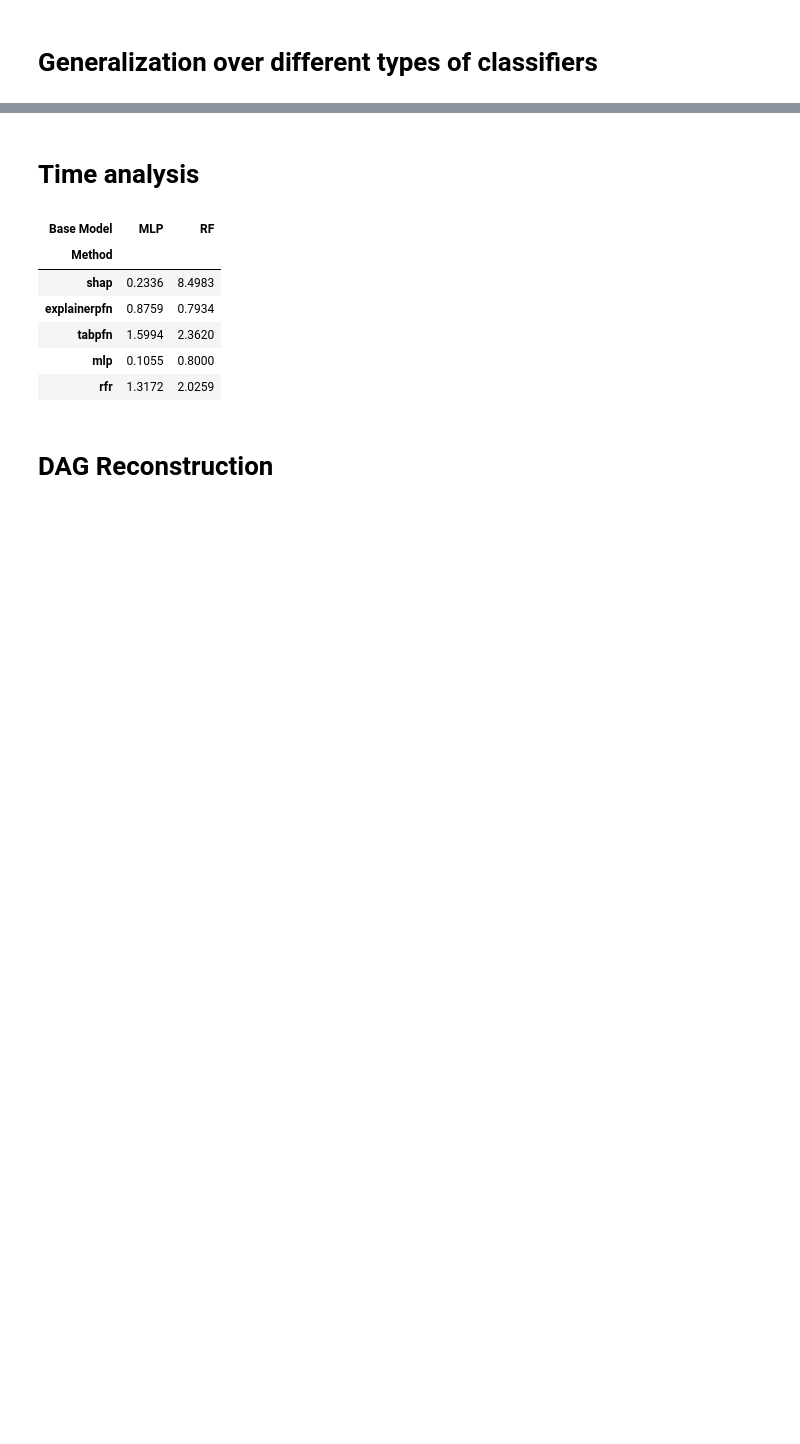
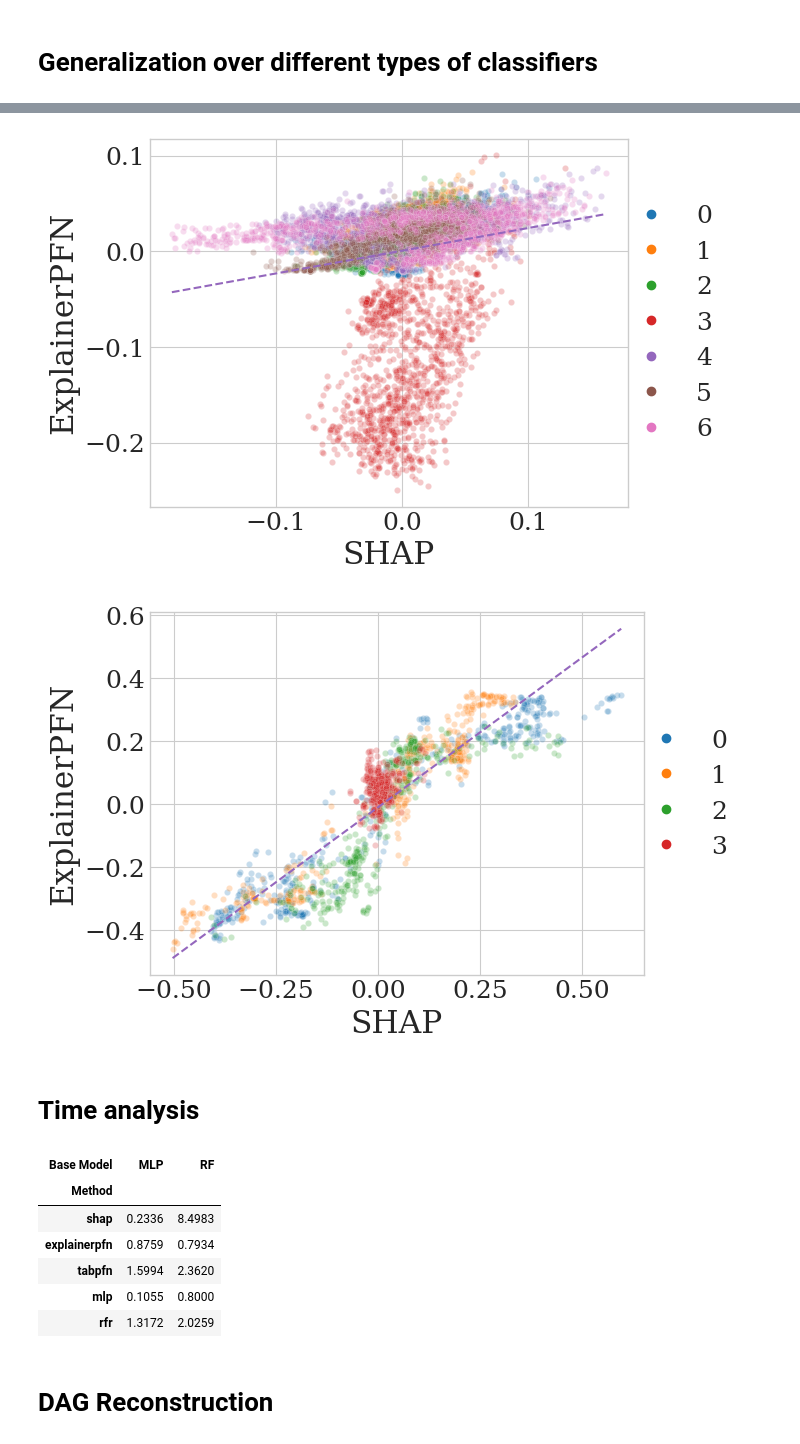
Before and after one commit to joaopfonseca/ExplainerPFN, a Jupyter notebook: notebooks/8-analysis-across-datasets.ipynb, the cells around one changed output, grey strips where cells are left out. Saved outputs shown, nothing was run; the diff lists cells and outputs as text; code cells hidden in the pictures; blank space fills up the shorter version.

```diff
--- a/notebooks/8-analysis-across-datasets.ipynb
+++ b/notebooks/8-analysis-across-datasets.ipynb
@@ -464,6 +464,58 @@ df_jaccard
 |  | 6 | 0.578 | 0.236 | 0.469 | 0.351 | 0.579 | 0.478 | ... |
 |  | 8 | 0.614 | 0.306 | 0.508 | 0.373 | 0.614 | 0.459 | ... |
 |  | 10 | 0.750 | 0.304 | 0.521 | 0.378 | 0.825 | 0.458 | ... |
+# %%
+from sklearn.linear_model import LinearRegression
+from matplotlib.lines import Line2D
+from mlresearch.utils import set_matplotlib_style
+
+set_matplotlib_style(use_latex=False, font_size=18, **{"font.family":"serif"})
+
+# Plot Hepatitis dataset explanations comparison
+with open("results_across_datasets_random_forest.pkl", "rb") as f:
+    results = pickle.load(f)
+
+for dataset_name in ["ABALONE", "BANKNOTE AUTHENTICATION"]:
+    shap_values = results[dataset_name]["shap"]
+    exp_corr = results[dataset_name]["explainerpfn_statistical+additive"]
+
+    fig, ax = plt.subplots(figsize=(7.5, 5))
+
+    reg = LinearRegression().fit(shap_values.reshape(-1, 1), exp_corr.reshape(-1, 1))
+    x = np.linspace(shap_values.min(), shap_values.max(), 100).reshape(-1, 1)
+    lin_values = reg.predict(x)
+
+    for i, col in enumerate(range(shap_values.shape[1])):
+        sns.scatterplot(x=shap_values[:, i], y=exp_corr[:, i], label=col, s=20, alpha=0.25, ax=ax)
+
+    # ax = plt.gca()
+    orig_handles, orig_labels = ax.get_legend_handles_labels()
+
+    opaque_handles = [
+        Line2D([0], [0], marker='o', color=h.get_facecolor()[0], linestyle='',
+               markersize=6, alpha=1)
+        for h in orig_handles
+    ]
+
+    sns.lineplot(x=x.flatten(), y=lin_values.flatten(), color='C4', linestyle='--', ax=ax)
+
+    ax.legend(
+        opaque_handles,
+        orig_labels,
+        title=None,
+        bbox_to_anchor=(0.95, 0.5),
+        loc='center left',
+        ncol=1,  # len(orig_labels),
+    )
+
+    plt.xlabel("SHAP")
+    plt.ylabel("ExplainerPFN")
+    plt.tight_layout()
+    plt.savefig(f"{dataset_name.lower()}_shap_vs_explainerpfn.pdf")
+    plt.show()
+# %% [output]
+[figure, added]
+[figure, added]
 # %% [markdown]
 # Time analysis
 # %%
```
Also changed, not shown: parts of 12 cells of this notebook, 1 other file.
